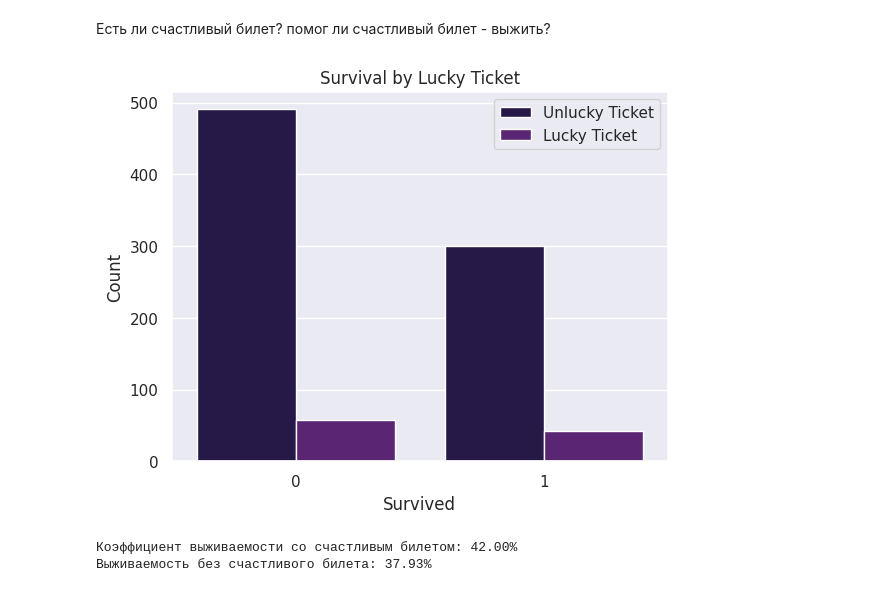
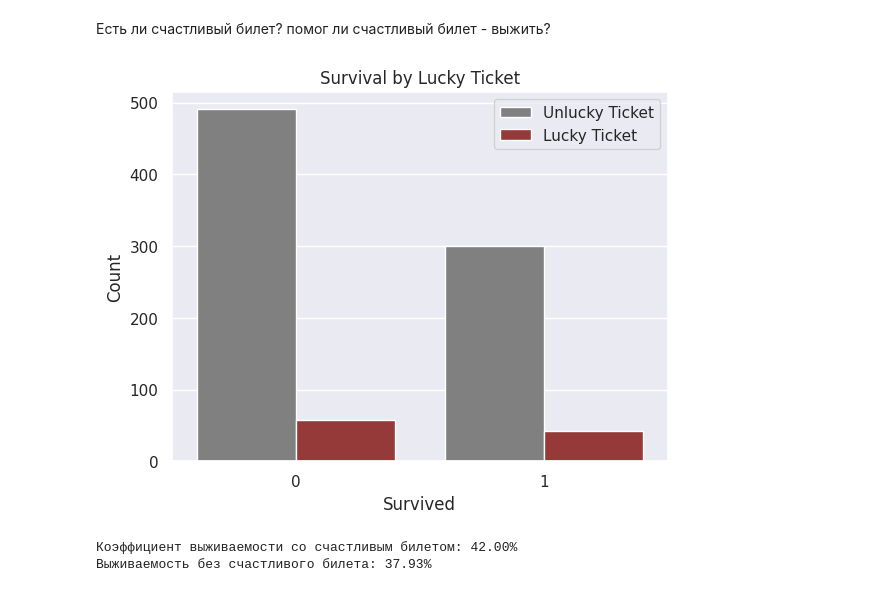
Before and after one commit to TyapkinaPA/-, a Jupyter notebook: 6_2.ipynb, the cells around one changed output. Drawn from its saved outputs; the diff is of its cells as text; code cells hidden in the pictures.

```diff
--- a/6_2.ipynb
+++ b/6_2.ipynb
@@ -167,14 +167,16 @@ plt.show()
 # %%
 df_titanic['LuckyTicket'] = df_titanic['Ticket'].apply(lambda x: 1 if sum(int(digit) for digit in str(x) if digit.isdigit()) % 10 == 0 else 0)
 # %%
-sns.countplot(x='Survived', hue='LuckyTicket', data=df_titanic)
+cvet_palette = ["gray", "brown"]
+
+sns.countplot(x='Survived', hue='LuckyTicket', data=df_titanic, palette = cvet_palette)
 plt.legend(['Unlucky Ticket', 'Lucky Ticket'])
 plt.xlabel('Survived')
 plt.ylabel('Count')
 plt.title('Survival by Lucky Ticket')
 plt.show()
 # %% [output]
-[figure, old version]
+[figure, new version]
 # %%
 lucky_ticket_survived = df_titanic[df_titanic['LuckyTicket'] == 1]['Survived'].mean()
 unlucky_ticket_survived = df_titanic[df_titanic['LuckyTicket'] == 0]['Survived'].mean()
```
